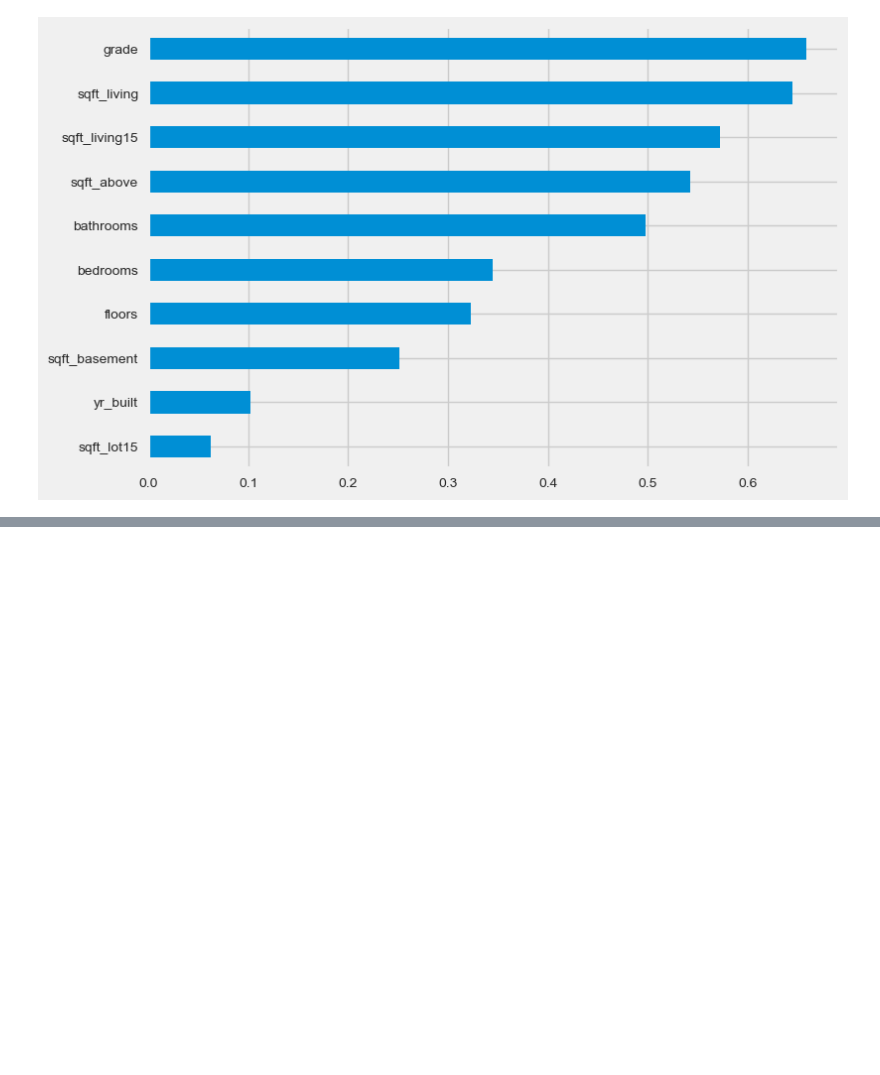
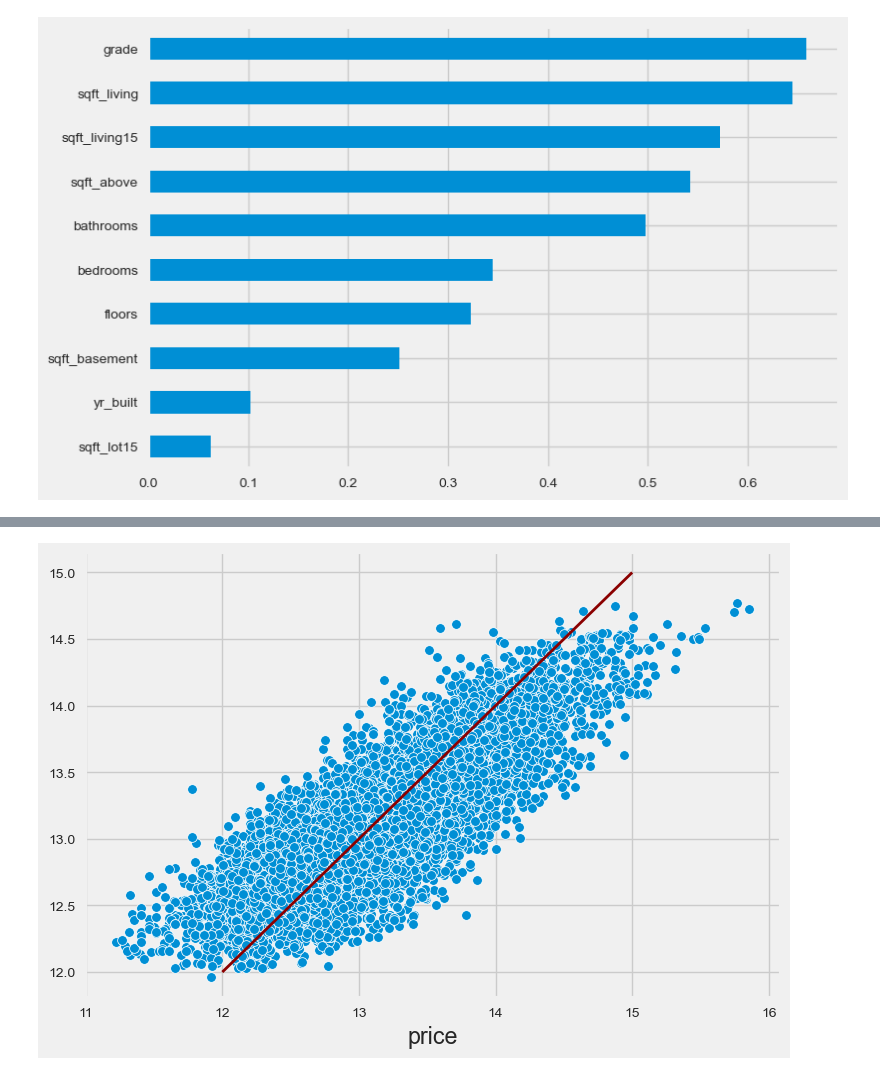
Before and after one commit to SaumikDana/Machine_Learning_Trading, a Jupyter notebook: ml_workflow.ipynb, the cells around one changed output, grey strips where cells are left out. Cells and saved outputs as stored; diff of their text form; code cells hidden in the pictures; blank space fills up the shorter version.

```diff
--- a/ml_workflow.ipynb
+++ b/ml_workflow.ipynb
@@ -129 +190,13 @@ error = (y - y_pred).rename('Prediction Errors')
+# %%
+
+
+pipe = Pipeline([('scaler', StandardScaler()),
+                 ('knn', KNeighborsRegressor(n_neighbors=best_n))])
+y_pred = cross_val_predict(pipe, X, y, cv=5)
+
+ax = sns.scatterplot(x=y, y=y_pred)
+y_range = list(range(int(y.min() + 1), int(y.max() + 1)))
+pd.Series(y_range, index=y_range).plot(ax=ax, lw=2, c='darkred');
+# %% [output]
+[figure, added]
 # %%
```
Also changed, not shown: parts of 17 cells of this notebook.
